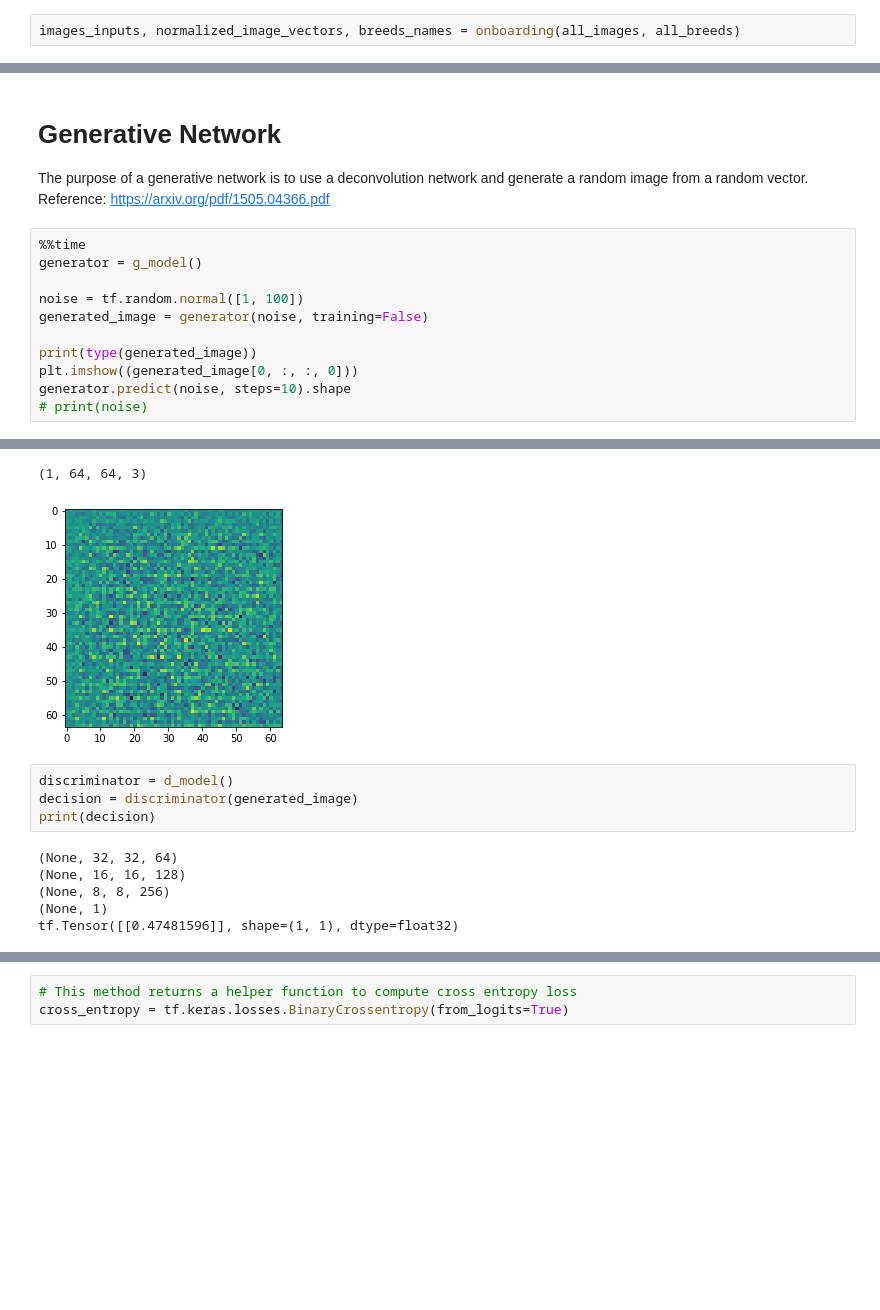
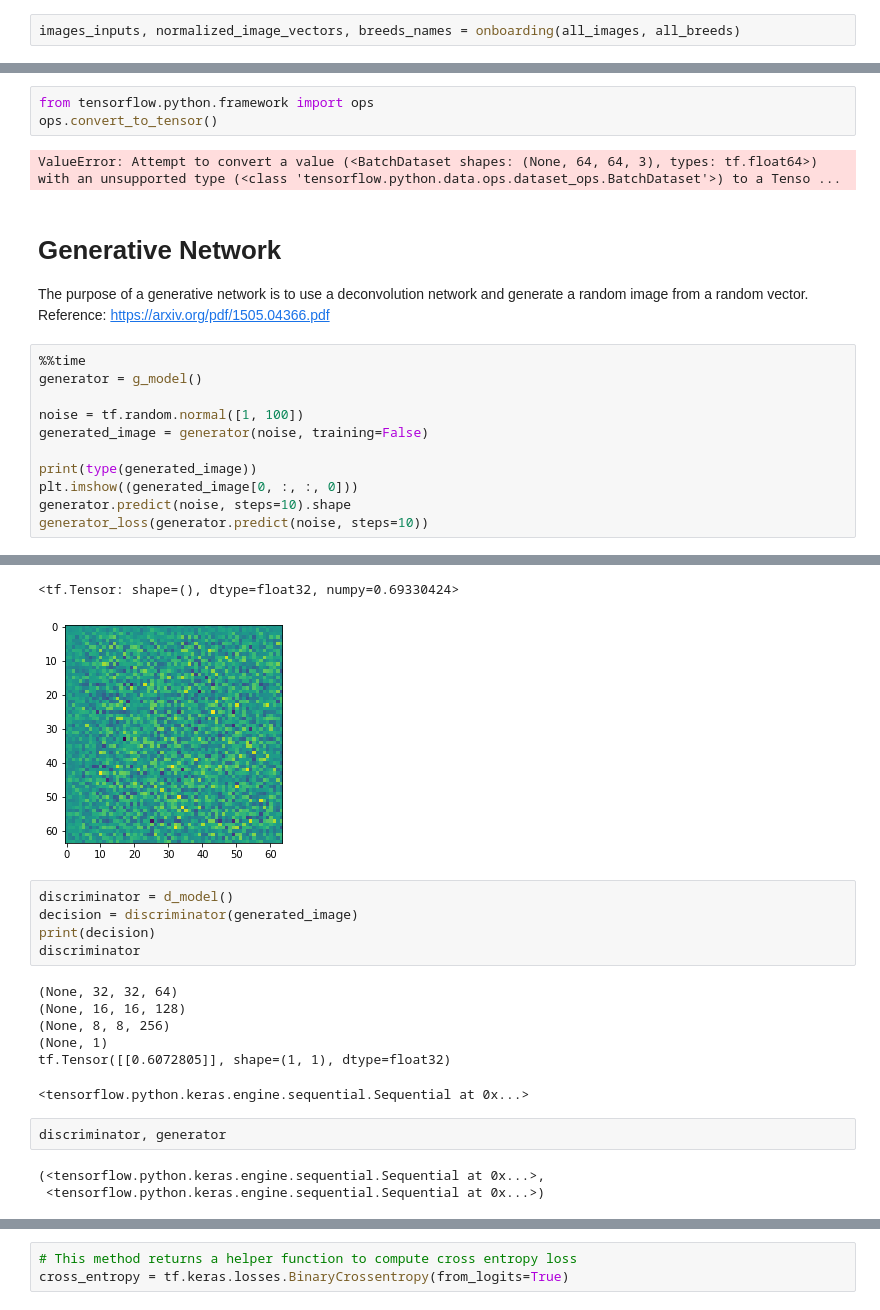
Before and after one commit to rghosh8/oh-my-dog, a Jupyter notebook: src/eda.ipynb, the cells around one changed output, grey strips where cells are left out. Saved outputs shown, nothing was run; the diff lists cells and outputs as text; blank space fills up the shorter version.

```diff
--- a/src/eda.ipynb
+++ b/src/eda.ipynb
@@ -98,3 +83,8 @@ Wall time: 404 ms
+# %%
+from tensorflow.python.framework import ops
+ops.convert_to_tensor()
+# %% [output]
+ValueError: Attempt to convert a value (<BatchDataset shapes: (None, 64, 64, 3), types: tf.float64>) with an unsupported type (<class 'tensorflow.python.data.ops.dataset_ops.BatchDataset'>) to a Tenso ...
 # %% [markdown]
 # Generative Network
 
@@ -110,7 +100,7 @@ generated_image = generator(noise, training=False)
 print(type(generated_image))
 plt.imshow((generated_image[0, :, :, 0]))
 generator.predict(noise, steps=10).shape
-# print(noise)
+generator_loss(generator.predict(noise, steps=10))
 # %% [output]
 (None, 8, 8, 512)
 (None, 16, 16, 256)
@@ -124,12 +115,19 @@ Wall time: 1.45 s
-(1, 64, 64, 3)
+<tf.Tensor: shape=(), dtype=float32, numpy=0.69330424>
-[figure, old version]
+[figure, new version]
 # %%
 discriminator = d_model()
 decision = discriminator(generated_image)
 print(decision)
+discriminator
 # %% [output]
 (None, 32, 32, 64)
 (None, 16, 16, 128)
 (None, 8, 8, 256)
 (None, 1)
-tf.Tensor([[0.47481596]], shape=(1, 1), dtype=float32)
+tf.Tensor([[0.6072805]], shape=(1, 1), dtype=float32)
+<tensorflow.python.keras.engine.sequential.Sequential at 0x...>
+# %%
+discriminator, generator
+# %% [output]
+(<tensorflow.python.keras.engine.sequential.Sequential at 0x...>,
+ <tensorflow.python.keras.engine.sequential.Sequential at 0x...>)
```
Also changed, not shown: parts of 25 cells of this notebook, 2 other files.
